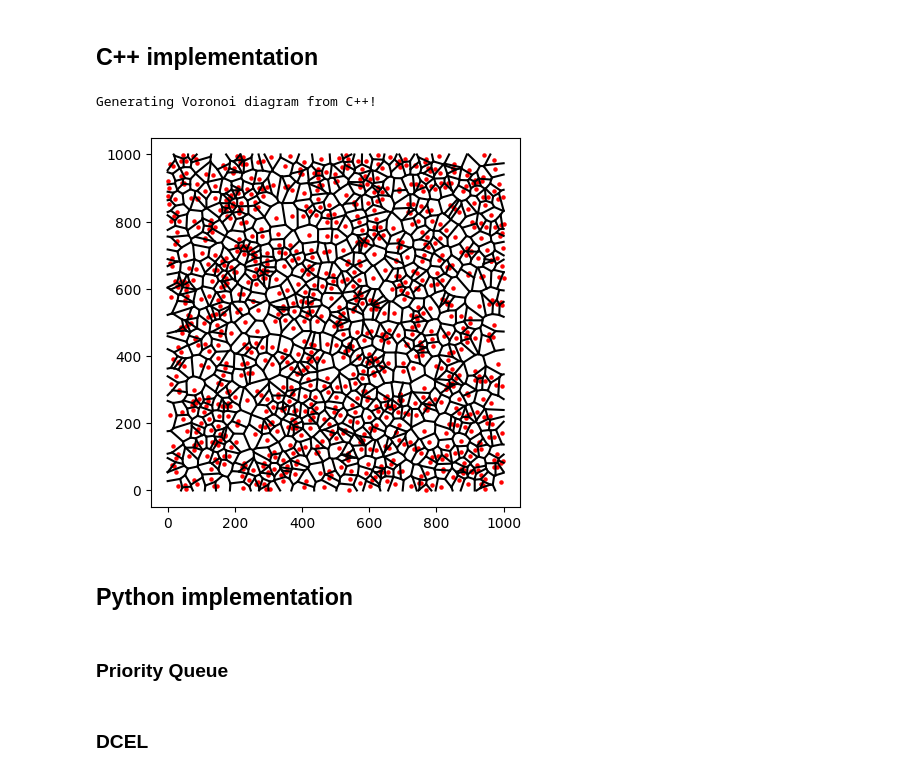
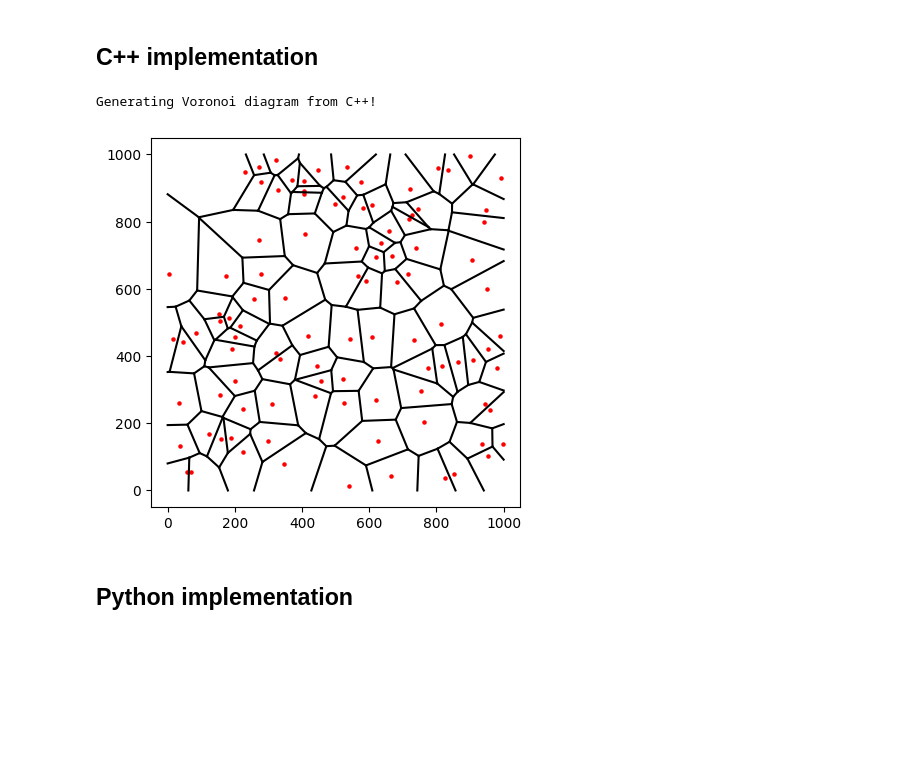
Before and after one commit to JUANITOTELO/Geometry, a Jupyter notebook: tareas/tarea2.ipynb, the cells around one changed output. Cells and saved outputs as stored; diff of their text form; code cells hidden in the pictures; blank space fills up the shorter version.

```diff
--- a/tareas/tarea2.ipynb
+++ b/tareas/tarea2.ipynb
@@ -115,17 +12,0 @@ def generate_points(n,l=0,r=1000):
-# %%
-# Plot circumcircle
-import matplotlib.pyplot as plt
-
-points = generate_points(1000)
-
-center, radius = circumcircle(points[1], points[3], points[2])
-print(center, radius)
-circle = plt.Circle((center.x, center.y), radius, fill=False)
-fig, ax = plt.subplots()
-ax.add_artist(circle)
-ax.set_xlim(center.x - 1.5*radius, center.x + 1.5*radius)
-ax.set_ylim(center.y - 1.5*radius, center.y + 1.5*radius)
-for p in [points[1], points[3], points[2], center]:
-    plt.scatter(p.x, p.y)
-plt.gca().set_aspect('equal', adjustable='box')
-plt.show()
@@ -145,42 +23,47 @@ lib = cdll.LoadLibrary('./voronoi.so')
 lib.voronoiDiagramWrapper.argtypes = [POINTER(c_float), POINTER(c_float), c_int, c_float, c_float, c_float, c_float, c_float, POINTER(POINTER(c_void_p)), POINTER(c_int)]
 lib.voronoiDiagramWrapper.restype = POINTER(c_float)
 # %%
+import matplotlib.pyplot as plt
+import random
+
+points = []
+for i in range(100):
+    points.append((random.uniform(0, 1000), random.uniform(0, 1000)))
+
 # Convert the points to a flat array
 xValues = (c_float * len(points))()
 yValues = (c_float * len(points))()
 
 for i, p in enumerate(points):
-    xValues[i] = p.x
-    yValues[i] = p.y
+    xValues[i] = p[0]
+    yValues[i] = p[1]
 
 # Call the function
 edges = POINTER(c_void_p)()
 numEdges = c_int(0)
 result = lib.voronoiDiagramWrapper(xValues, yValues, len(points), 0, 1000, 0, 1000, 0, byref(edges), byref(numEdges))
 
 # Extract the edges
 n = int(result[0])
 edges = []
 for i in range(1, n * 4, 4):
     a = result[i]
     b = result[i + 1]
     c = result[i + 2]
     d = result[i + 3]
     edges.append((a, b, c, d))
 
 # Plot the Voronoi diagram
 for a, b, c, d in edges:
     plt.plot([a, c], [b, d], 'k-')
 
 for p in points:
-    plt.scatter(p.x, p.y, c='r', s=5)
+    plt.scatter(p[0], p[1], c='r', s=5)
 
 plt.gca().set_aspect('equal', adjustable='box')
 plt.show()
 # %% [output]
 Generating Voronoi diagram from C++!
-[figure, old version]
+[figure, new version]
 # %% [markdown]
 ## Python implementation
-# %% [markdown]
-### Priority Queue
@@ -235,2 +69,0 @@ class PriorityQueue(object):
-# %% [markdown]
-### DCEL
```
Also changed, not shown: parts of 10 cells of this notebook.
